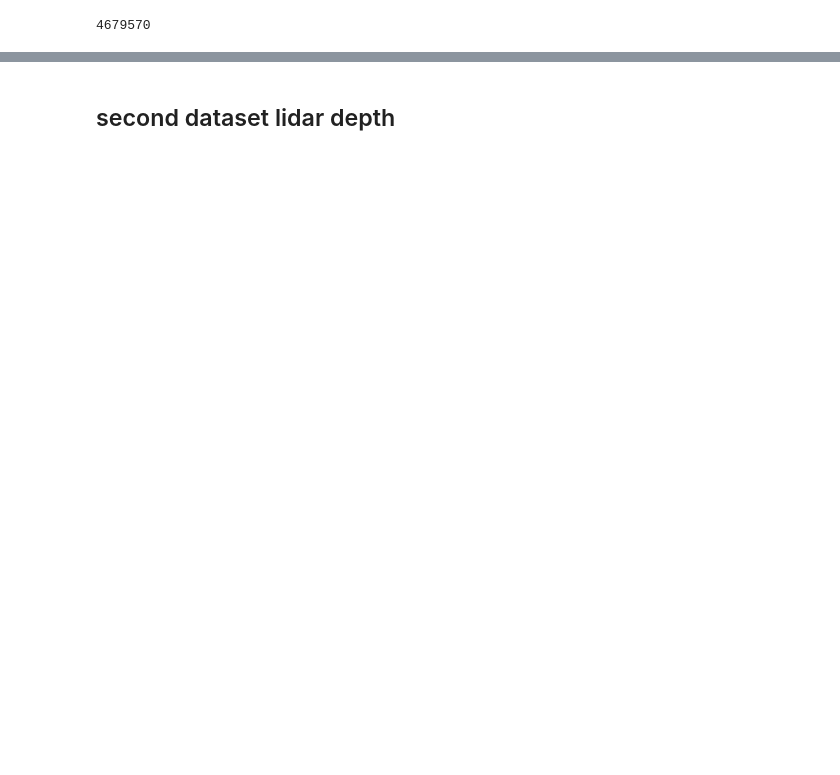
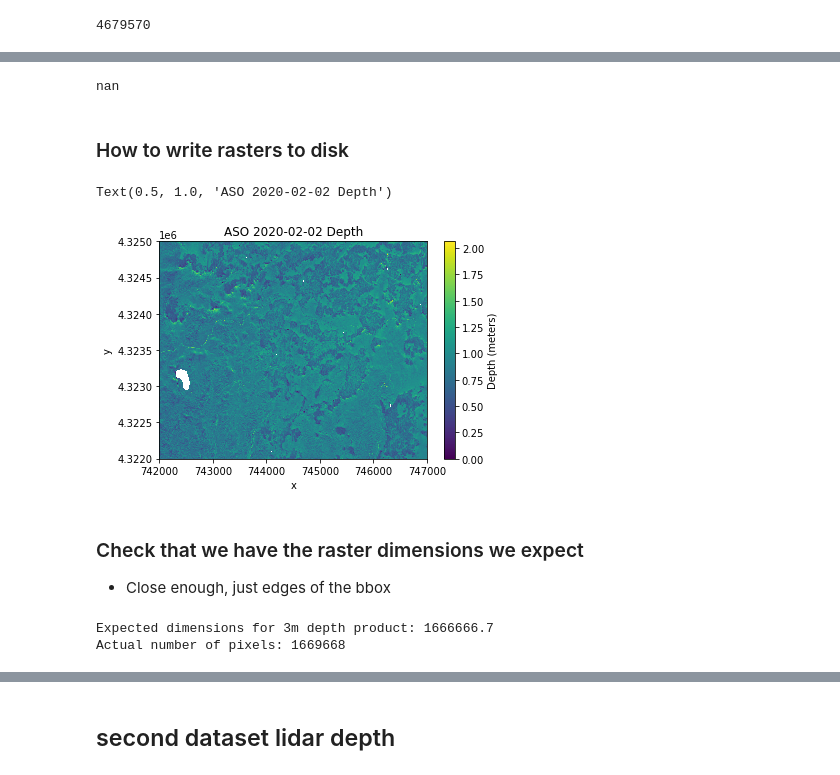
Before and after one commit to snowex-hackweek/coldfusion, a Jupyter notebook: contributors/sethv/database_query_tests.ipynb, the cells around one changed output, grey strips where cells are left out. Cells and saved outputs as stored; diff of their text form; code cells hidden in the pictures; blank space fills up the shorter version.

```diff
--- a/contributors/sethv/database_query_tests.ipynb
+++ b/contributors/sethv/database_query_tests.ipynb
@@ -514,0 +301,29 @@ Wall time: 3.34 s
+# %%
+aso_2020_02_02_raster.min() # check that nodata is marked as nan
+# %% [output]
+nan
+# %% [markdown]
+### How to write rasters to disk
+# %%
+# Copy the profile/tiff metadata (not to be confused with the database metadata)
+filename = "aso_2020_02_02_raster.tif"
+with rasterio.open(filename, 'w', **aso_2020_02_02_rio.profile) as f:
+    f.write(aso_2020_02_02_rio.read(1), 1)
+
+# Read the raster back in so we know it worked
+ASO_snow = rioxarray.open_rasterio(filename, masked=True)
+ASO_snow.plot(cbar_kwargs={"label": "Depth (meters)"})
+plt.title("ASO 2020-02-02 Depth")
+# %% [output]
+Text(0.5, 1.0, 'ASO 2020-02-02 Depth')
+[figure, added]
+# %% [markdown]
+### Check that we have the raster dimensions we expect
+* Close enough, just edges of the bbox
+# %%
+bbox_area_pixels = bbox_area_square_meters / (3*3)
+print(f"Expected dimensions for 3m depth product: {bbox_area_pixels:.1f}")
+print(f"Actual number of pixels: {ASO_snow.shape[1]*ASO_snow.shape[2]}")
+# %% [output]
+Expected dimensions for 3m depth product: 1666666.7
+Actual number of pixels: 1669668
```
Also changed, not shown: parts of 96 cells of this notebook.
